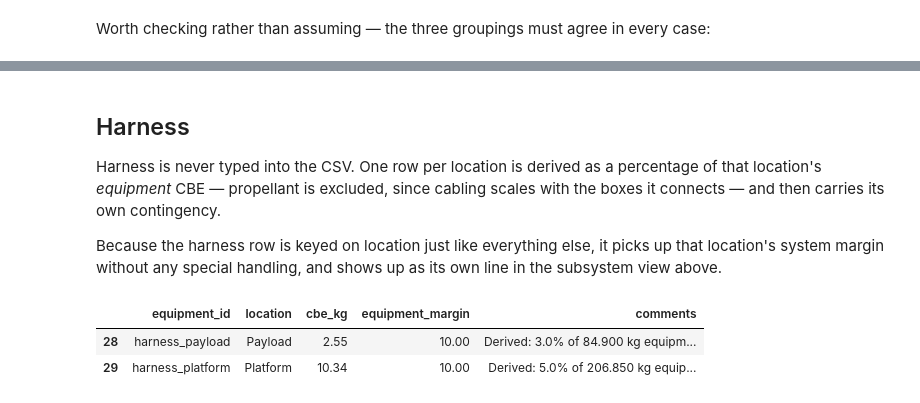
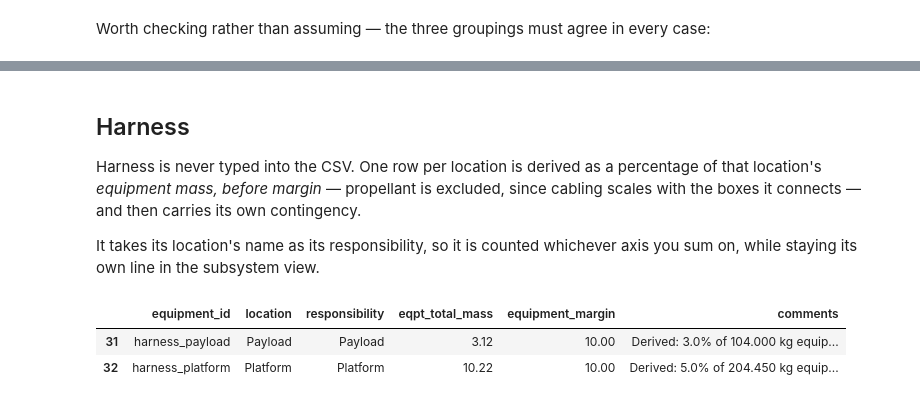
Before and after one commit to egemenimre/quicksat, a Jupyter notebook: sample/mass_budget.ipynb, the cells around one changed output, grey strips where cells are left out. Drawn from its saved outputs; the diff is of its cells as text; code cells hidden in the pictures.

```diff
--- a/sample/mass_budget.ipynb
+++ b/sample/mass_budget.ipynb
@@ -24,0 +31,5 @@ f"{len(budget.equipment)} rows, harness included"
+# %%
+DATA = Path("sample") / "data"
+mass_data = MassBudget.from_csv(DATA / "equipment.csv", DATA / "budget_config.yaml")
+
+f"Loaded mass data file and config: {len(mass_data.equipment)} rows, harness included"
@@ -169,18 +220,14 @@ in-orbit dry mass                  418.63 kg   three views agree: True
 # %% [markdown]
 ## Harness
 
-Harness is never typed into the CSV. One row per location is derived as a percentage
-of that location's *equipment* CBE — propellant is excluded, since cabling scales with
-the boxes it connects — and then carries its own contingency.
+Harness is never typed into the CSV. One row per location is derived as a percentage of that location's *equipment mass, before margin* — propellant is excluded, since cabling scales with the boxes it connects — and then carries its own contingency.
 
-Because the harness row is keyed on location just like everything else, it picks up
-that location's system margin without any special handling, and shows up as its own
-line in the subsystem view above.
+It takes its location's name as its responsibility, so it is counted whichever axis you sum on, while staying its own line in the subsystem view.
 # %%
-budget.equipment.query("subsystem == 'Harness'")[
-    ["equipment_id", "location", "cbe_kg", "equipment_margin", "comments"]
+mass_data.equipment.query("subsystem == 'Harness'")[
+    ["equipment_id", "location", "responsibility", "eqpt_total_mass", "equipment_margin", "comments"]
 ]
 # %% [output]
-|  | equipment_id | location | cbe_kg | equipment_margin | comments |
-| 28 | harness_payload | Payload | 2.55 | 10.00 | Derived: 3.0% of 84.900 kg equipm... |
-| 29 | harness_platform | Platform | 10.34 | 10.00 | Derived: 5.0% of 206.850 kg equip... |
+|  | equipment_id | location | responsibility | eqpt_total_mass | equipment_margin | comments |
+| 31 | harness_payload | Payload | Payload | 3.12 | 10.00 | Derived: 3.0% of 104.000 kg equip... |
+| 32 | harness_platform | Platform | Platform | 10.22 | 10.00 | Derived: 5.0% of 204.450 kg equip... |
```
Also changed, not shown: parts of 30 cells of this notebook, 7 other files.
